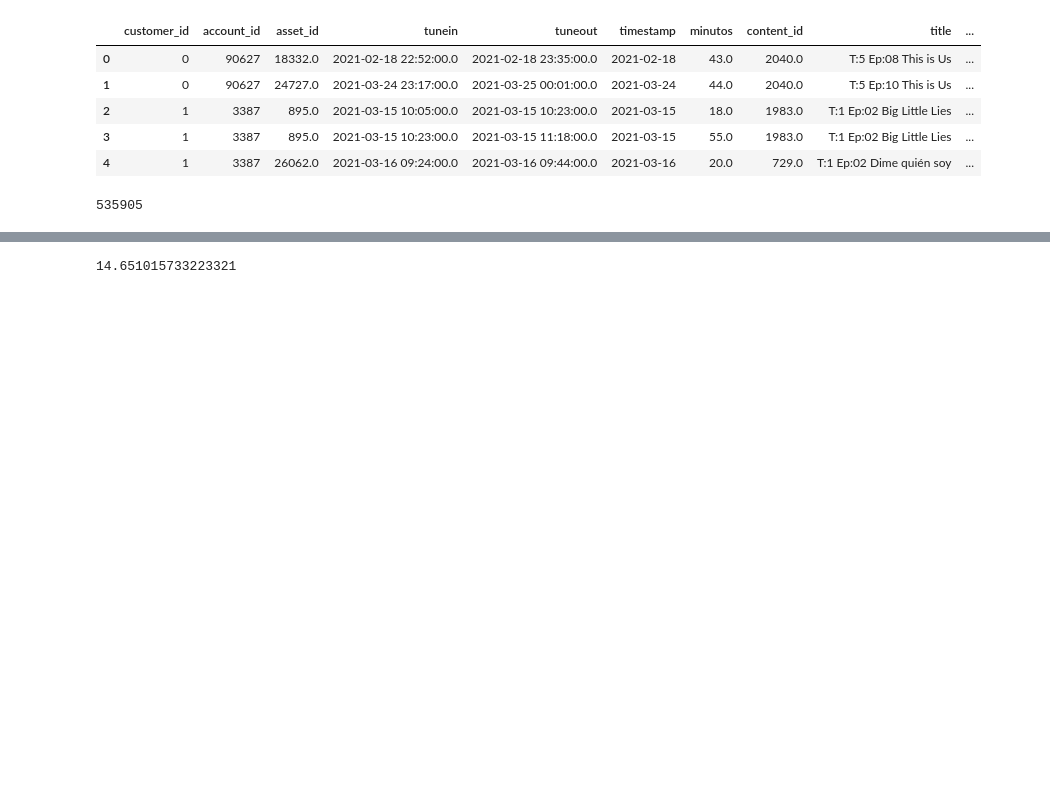
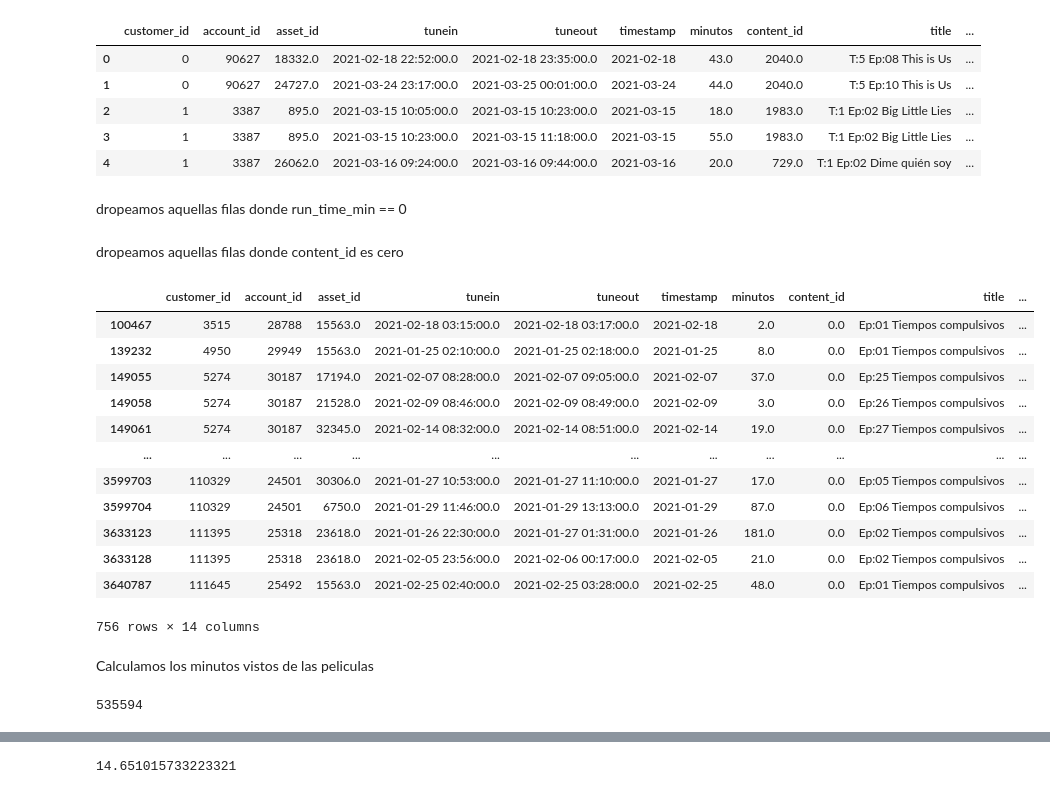
Before and after one commit to ivanjavierparra/Data-Science-Sprint-3, a Jupyter notebook: Entrega_3.ipynb, the cells around one changed output, grey strips where cells are left out. Cells and saved outputs as stored; diff of their text form; code cells hidden in the pictures; blank space fills up the shorter version.

```diff
--- a/Entrega_3.ipynb
+++ b/Entrega_3.ipynb
@@ -316,6 +462,34 @@ df_map.head()
 | 2 | 1 | 3387 | 895.0 | 2021-03-15 10:05:00.0 | 2021-03-15 10:23:00.0 | 2021-03-15 | 18.0 | 1983.0 | T:1 Ep:02 Big Little Lies | ... |
 | 3 | 1 | 3387 | 895.0 | 2021-03-15 10:23:00.0 | 2021-03-15 11:18:00.0 | 2021-03-15 | 55.0 | 1983.0 | T:1 Ep:02 Big Little Lies | ... |
 | 4 | 1 | 3387 | 26062.0 | 2021-03-16 09:24:00.0 | 2021-03-16 09:44:00.0 | 2021-03-16 | 20.0 | 729.0 | T:1 Ep:02 Dime quién soy | ... |
+# %% [markdown]
+ dropeamos aquellas filas donde run_time_min == 0
+# %%
+# borramos 311 filas.
+print(df_map.shape)
+df_map = df_map[df_map['run_time_min'] != df_map['run_time_min'].min()]
+print(df_map.shape)
+# df_map[df_map['run_time_min'] <= df_map['run_time_min'].min()][['asset_id','content_id','title','run_time_min']]
+# %% [markdown]
+dropeamos aquellas filas donde content_id es cero
+# %%
+df_map[df_map['content_id'] == 0]
+# %% [output]
+|  | customer_id | account_id | asset_id | tunein | tuneout | timestamp | minutos | content_id | title | ... |
+| 100467 | 3515 | 28788 | 15563.0 | 2021-02-18 03:15:00.0 | 2021-02-18 03:17:00.0 | 2021-02-18 | 2.0 | 0.0 | Ep:01 Tiempos compulsivos | ... |
+| 139232 | 4950 | 29949 | 15563.0 | 2021-01-25 02:10:00.0 | 2021-01-25 02:18:00.0 | 2021-01-25 | 8.0 | 0.0 | Ep:01 Tiempos compulsivos | ... |
+| 149055 | 5274 | 30187 | 17194.0 | 2021-02-07 08:28:00.0 | 2021-02-07 09:05:00.0 | 2021-02-07 | 37.0 | 0.0 | Ep:25 Tiempos compulsivos | ... |
+| 149058 | 5274 | 30187 | 21528.0 | 2021-02-09 08:46:00.0 | 2021-02-09 08:49:00.0 | 2021-02-09 | 3.0 | 0.0 | Ep:26 Tiempos compulsivos | ... |
+| 149061 | 5274 | 30187 | 32345.0 | 2021-02-14 08:32:00.0 | 2021-02-14 08:51:00.0 | 2021-02-14 | 19.0 | 0.0 | Ep:27 Tiempos compulsivos | ... |
+| ... | ... | ... | ... | ... | ... | ... | ... | ... | ... | ... |
+| 3599703 | 110329 | 24501 | 30306.0 | 2021-01-27 10:53:00.0 | 2021-01-27 11:10:00.0 | 2021-01-27 | 17.0 | 0.0 | Ep:05 Tiempos compulsivos | ... |
+| 3599704 | 110329 | 24501 | 6750.0 | 2021-01-29 11:46:00.0 | 2021-01-29 13:13:00.0 | 2021-01-29 | 87.0 | 0.0 | Ep:06 Tiempos compulsivos | ... |
+| 3633123 | 111395 | 25318 | 23618.0 | 2021-01-26 22:30:00.0 | 2021-01-27 01:31:00.0 | 2021-01-26 | 181.0 | 0.0 | Ep:02 Tiempos compulsivos | ... |
+| 3633128 | 111395 | 25318 | 23618.0 | 2021-02-05 23:56:00.0 | 2021-02-06 00:17:00.0 | 2021-02-05 | 21.0 | 0.0 | Ep:02 Tiempos compulsivos | ... |
+| 3640787 | 111645 | 25492 | 15563.0 | 2021-02-25 02:40:00.0 | 2021-02-25 03:28:00.0 | 2021-02-25 | 48.0 | 0.0 | Ep:01 Tiempos compulsivos | ... |
+756 rows × 14 columns
+# %% [markdown]
+Calculamos los minutos vistos de las peliculas
 # %%
 df_map['minutos_vistos'] = df_map['run_time_min'] - df_map['minutos']
 # %%
@@ -323,4 +497,4 @@ df_map['porcentaje_visto'] = df_map['minutos'] * 100 / df_map['run_time_min']
 # %%
 df_map[df_map['minutos_vistos'] < 0].count()[1]
 # %% [output]
-535905
+535594
```
Also changed, not shown: parts of 21 cells of this notebook.
